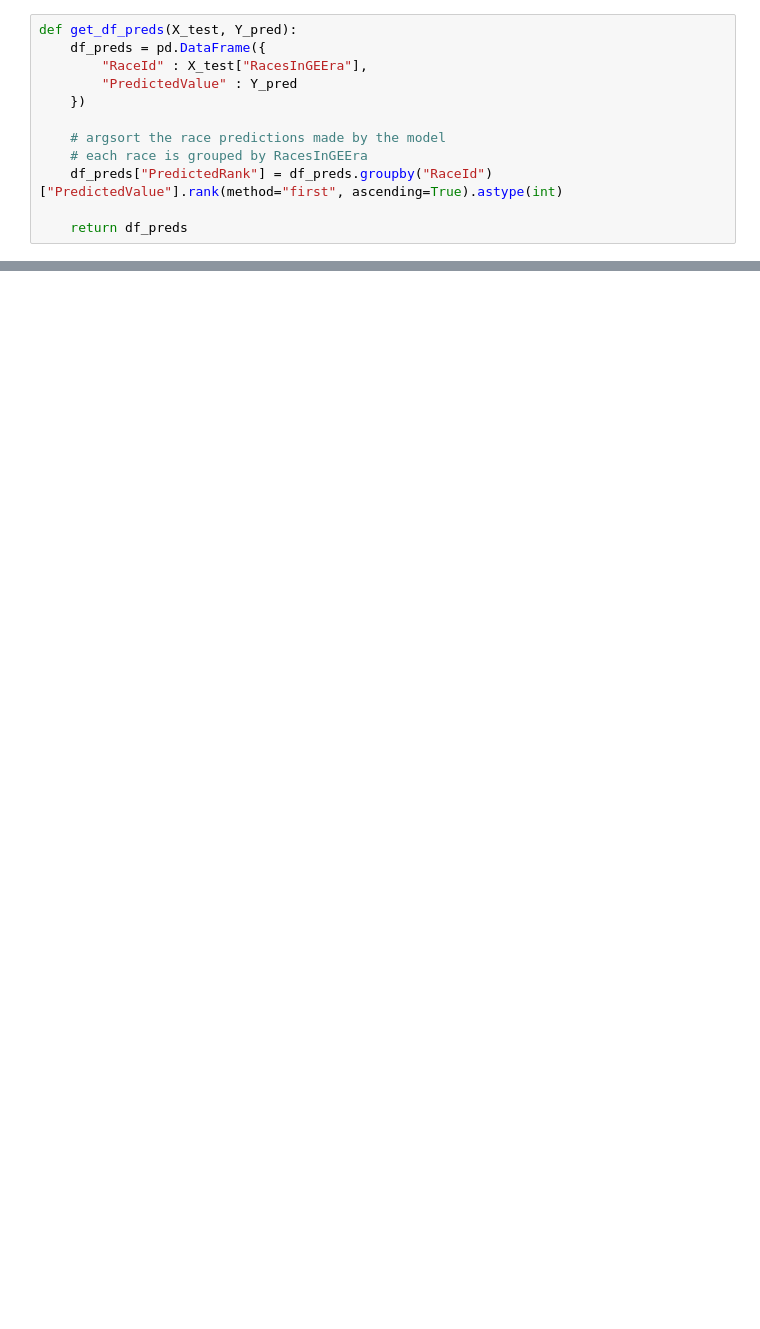
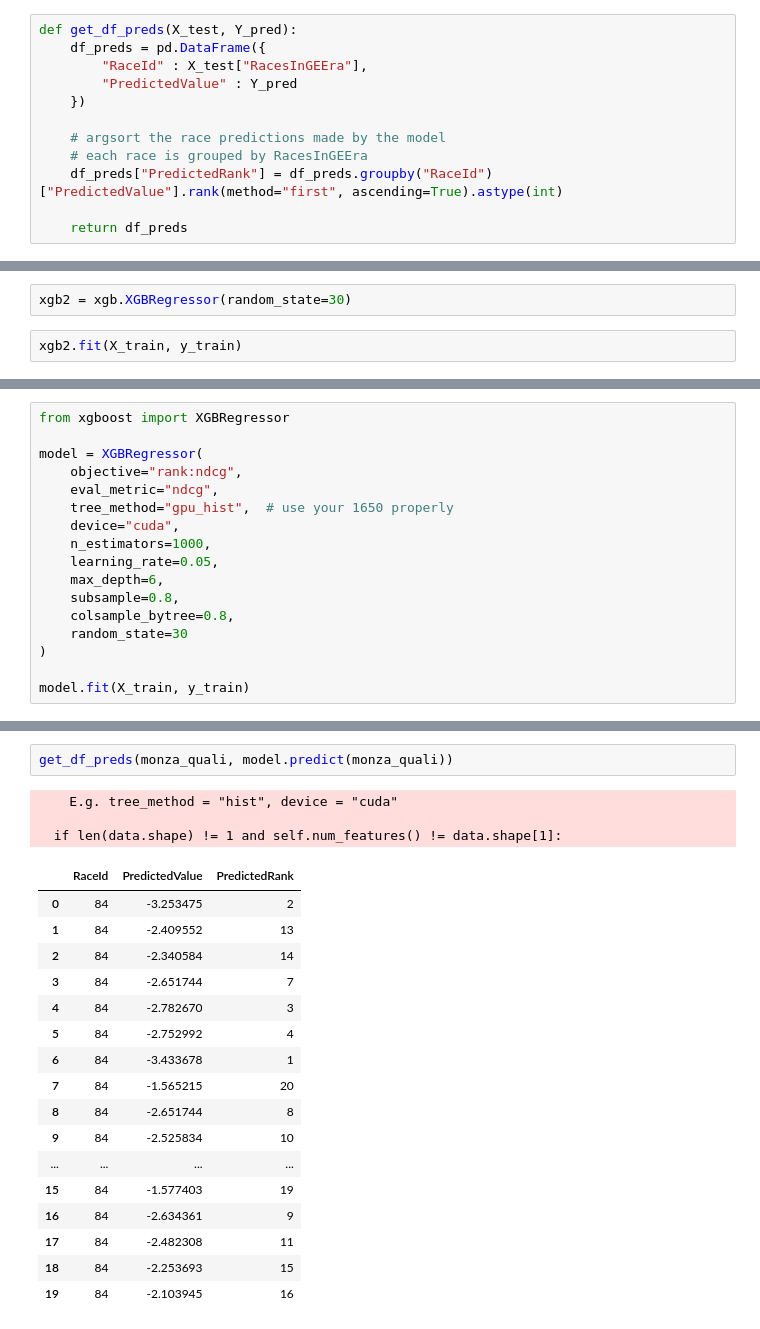
Before and after one commit to priyansh3010/F1Project, a Jupyter notebook: backend/training.ipynb, the cells around one changed output, grey strips where cells are left out. Cells and saved outputs as stored; diff of their text form; blank space fills up the shorter version.

```diff
--- a/backend/training.ipynb
+++ b/backend/training.ipynb
@@ -296,0 +528,4 @@ Alexander Albon - 20.0 - 20.0
+# %%
+xgb2 = xgb.XGBRegressor(random_state=30)
+# %%
+xgb2.fit(X_train, y_train)
@@ -296,0 +603,17 @@ Alexander Albon - 20.0 - 20.0
+# %%
+from xgboost import XGBRegressor
+
+model = XGBRegressor(
+    objective="rank:ndcg",
+    eval_metric="ndcg",
+    tree_method="gpu_hist",  # use your 1650 properly
+    device="cuda",
+    n_estimators=1000,
+    learning_rate=0.05,
+    max_depth=6,
+    subsample=0.8,
+    colsample_bytree=0.8,
+    random_state=30
+)
+
+model.fit(X_train, y_train)
@@ -296,0 +635,23 @@ Alexander Albon - 20.0 - 20.0
+# %%
+get_df_preds(monza_quali, model.predict(monza_quali))
+# %% [output]
+    E.g. tree_method = "hist", device = "cuda"
+
+  if len(data.shape) != 1 and self.num_features() != data.shape[1]:
+|  | RaceId | PredictedValue | PredictedRank |
+| 0 | 84 | -3.253475 | 2 |
+| 1 | 84 | -2.409552 | 13 |
+| 2 | 84 | -2.340584 | 14 |
+| 3 | 84 | -2.651744 | 7 |
+| 4 | 84 | -2.782670 | 3 |
+| 5 | 84 | -2.752992 | 4 |
+| 6 | 84 | -3.433678 | 1 |
+| 7 | 84 | -1.565215 | 20 |
+| 8 | 84 | -2.651744 | 8 |
+| 9 | 84 | -2.525834 | 10 |
+| ... | ... | ... | ... |
+| 15 | 84 | -1.577403 | 19 |
+| 16 | 84 | -2.634361 | 9 |
+| 17 | 84 | -2.482308 | 11 |
+| 18 | 84 | -2.253693 | 15 |
+| 19 | 84 | -2.103945 | 16 |
```
Also changed, not shown: parts of 50 cells of this notebook.
